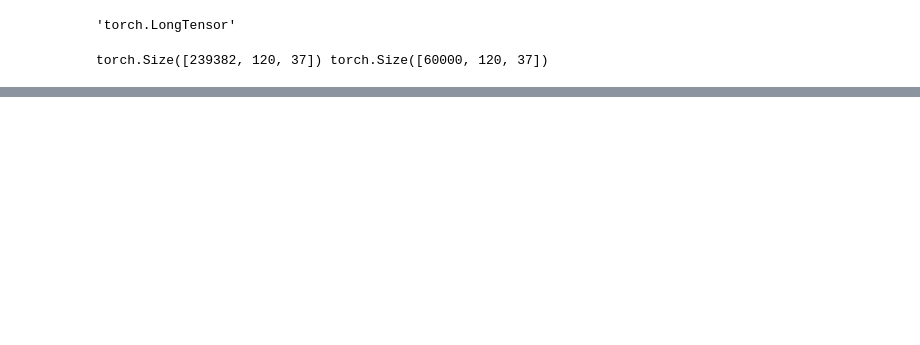
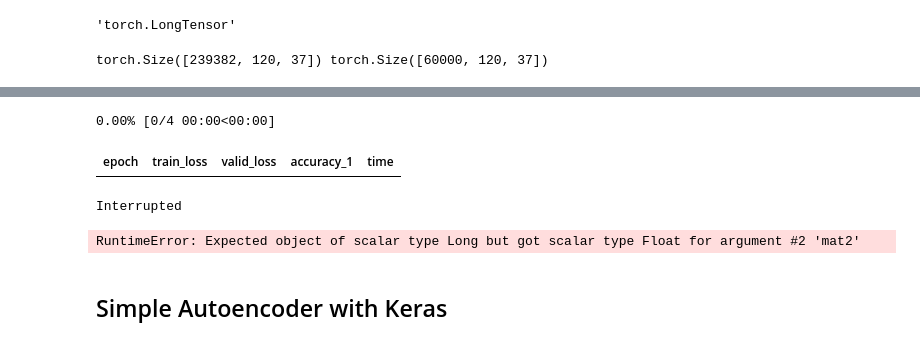
Before and after one commit to afederation/chem-dl, a Jupyter notebook: notebooks/SMILES_autoencoder-AJF.ipynb, the cells around one changed output, grey strips where cells are left out. Cells and saved outputs as stored; diff of their text form; code cells hidden in the pictures; blank space fills up the shorter version.

Commit message:
trying to get autoencoder working

```diff
--- a/notebooks/SMILES_autoencoder-AJF.ipynb
+++ b/notebooks/SMILES_autoencoder-AJF.ipynb
@@ -186,24 +170,26 @@ valid = smiles_tensor[239382:, :, :]
 print(train.shape, valid.shape)
 # %% [output]
 torch.Size([239382, 120, 37]) torch.Size([60000, 120, 37])
+# %%
+bs = 64
 # %%
-dataloader = DataLoader(train_ds, batch_size=bs, shuffle=True)
+dataloader = DataLoader(train, batch_size=bs, shuffle=True)
 # %%
 class autoencoder(nn.Module):
     def __init__(self):
         super(autoencoder, self).__init__()
         self.encoder = nn.Sequential(
-            nn.Linear(120, 64),
+            nn.Linear(120 * 37, 128),
             nn.ReLU(True),
-            nn.Linear(64, 32),
+            nn.Linear(128, 64),
             nn.ReLU(True),
-            nn.Linear(32, 16))
+            nn.Linear(64, 32))
         self.decoder = nn.Sequential(
-            nn.Linear(16, 32),
-            nn.ReLU(True),
             nn.Linear(32, 64),
             nn.ReLU(True),
-            nn.Linear(64, 120),
+            nn.Linear(64, 128),
+            nn.ReLU(True),
+            nn.Linear(128, 120 * 37),
             nn.Softmax())
 
     def forward(self, x):
@@ -276,0 +257,9 @@ class MyCrossEntropy(nn.CrossEntropyLoss):
+# %%
+learn.fit_one_cycle(4)
+# %% [output]
+0.00% [0/4 00:00<00:00]
+| epoch | train_loss | valid_loss | accuracy_1 | time |
+Interrupted
+RuntimeError: Expected object of scalar type Long but got scalar type Float for argument #2 'mat2'
+# %% [markdown]
+## Simple Autoencoder with Keras
```
Also changed, not shown: parts of 8 cells of this notebook.
